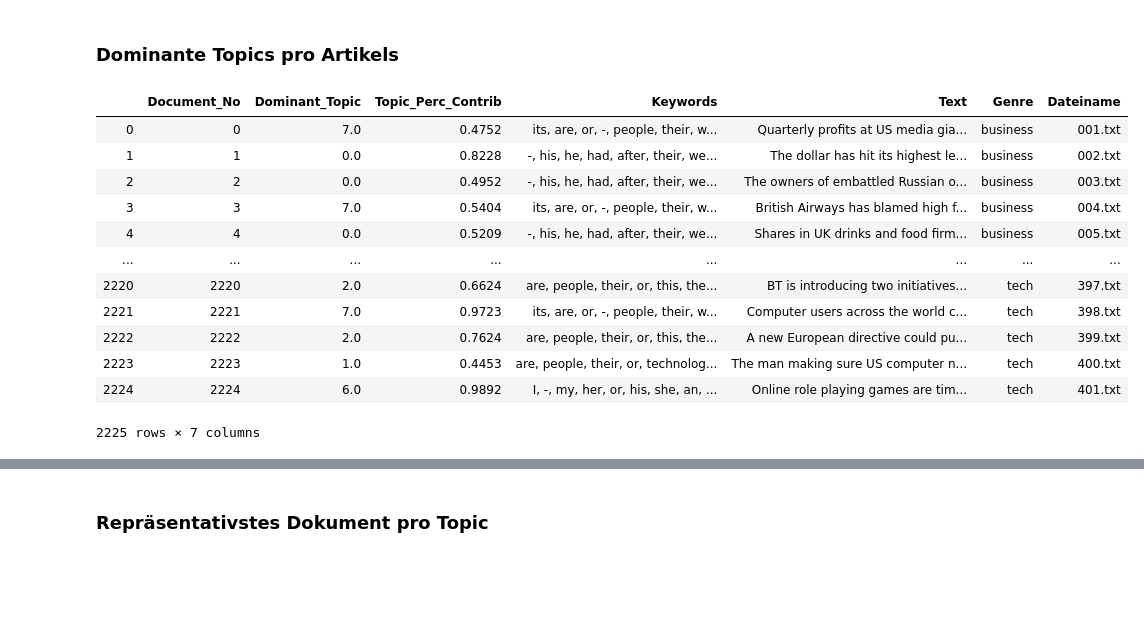
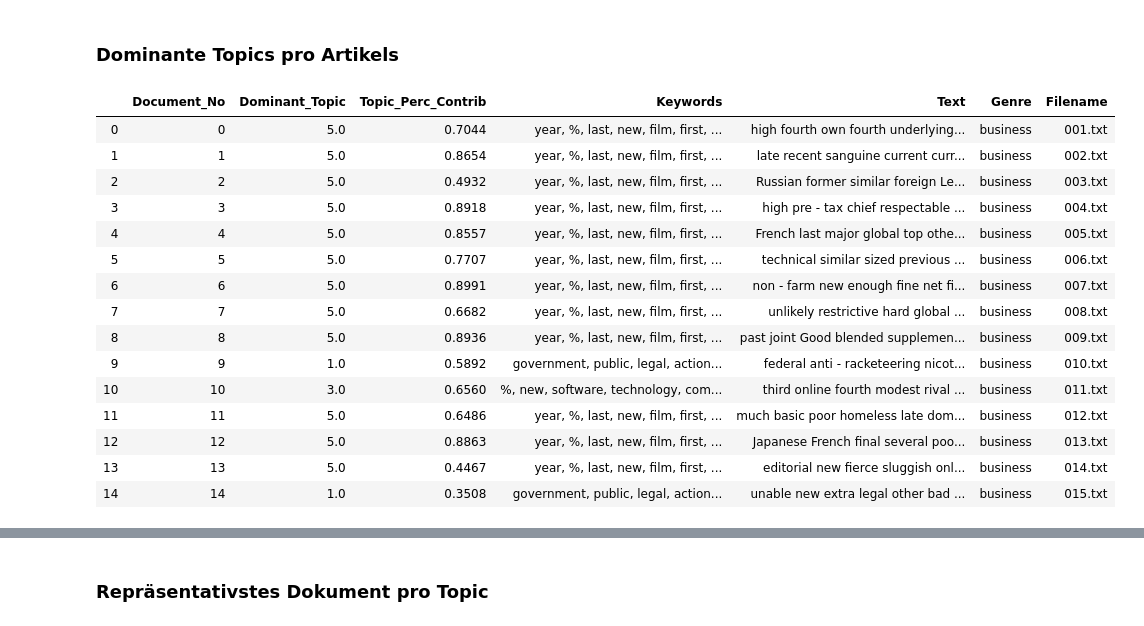
Before and after one commit to tig1795/BBC_News_cluster, a Jupyter notebook: Notebooks/6_Topic Modeling/Topic_Modeling2.ipynb, the cells around one changed output, grey strips where cells are left out. Drawn from its saved outputs; the diff is of its cells as text; code cells hidden in the pictures; blank space fills up the shorter version.

```diff
--- a/Notebooks/6_Topic Modeling/Topic_Modeling2.ipynb
+++ b/Notebooks/6_Topic Modeling/Topic_Modeling2.ipynb
@@ -32,7 +42,9 @@ df.head(1)
 # %%
-#data1 = df[df['Genre1'] == 'Jazz']
-#data2 = df[df['Genre1'] == 'Hip Hop']
-#data3 = df[df['Genre1'] == 'Electronic']
-#data4 = df[df['Genre1'] == 'Folk, World, & Country']
-#genres = pd.concat([data1, data2, data3, data4], axis=0)
+data1 = df[df['category'] == 'business']
+data2 = df[df['category'] == 'entertainment']
+data3 = df[df['category'] == 'tech']
+data4 = df[df['category'] == 'politics']
+data5 = df[df['category'] == 'sport']
+genres = pd.concat([data1, data2, data3, data4, data5], axis=0)
 #genres.head(1)
+genres.shape
@@ -249,0 +315,6 @@ topic
+# %%
+bigram_text, bigram_mod, trigram_mod = bi_trigramm(df, 'POS')
+
+bigramme = [bigram_mod[doc] for doc in bigram_text]
+
+model, dictionary, corpus = build_model(bigramme)
@@ -249,0 +365,4 @@ topic
+# %%
+trigramme = [trigram_mod[bigram_mod[doc]] for doc in bigram_text]
+
+model, dictionary, corpus = build_model(trigramme)
@@ -260,49 +421,52 @@ def dominant_topics(ldamodel, corpus, texts, genre, artist):
         row = sorted(row, key=lambda x: (x[1]), reverse=True)
 
 
         for j, (topic_num, prop_topic) in enumerate(row):
             if j == 0: # => dominant topic
                 wp = ldamodel.show_topic(topic_num)
                 topic_keywords = ", ".join([word for word, prop in wp])
                 sent_topics_df = sent_topics_df.append(pd.Series([int(topic_num), round(prop_topic,4), topic_keywords]), ignore_index=True)
             else:
                 break
     sent_topics_df.columns = ['Dominant_Topic', 'Perc_Contribution', 'Topic_Keywords']
 
 
     contents = pd.Series(texts)
     genres = pd.Series(genre)
     artist = pd.Series(artist)
     sent_topics_df = pd.concat([sent_topics_df, contents, genres, artist], axis=1)
     return(sent_topics_df)
 
 
 df_topic_sents_keywords = dominant_topics(
-   ldamodel=model, corpus=corpus, texts=df.content.values, genre=df.category.values, artist=df.filename.values
+   ldamodel=model, corpus=corpus, texts=df.POS.values, genre=df.category.values, artist=df.filename.values
 )
 
 
 df_dominant_topic = df_topic_sents_keywords.reset_index()
 df_dominant_topic.columns = [
-   'Document_No', 'Dominant_Topic', 'Topic_Perc_Contrib', 'Keywords', 'Text', 'Genre', 'Dateiname'
+   'Document_No', 'Dominant_Topic', 'Topic_Perc_Contrib', 'Keywords', 'Text', 'Genre', 'Filename'
 ]
 
 
-df_dominant_topic
+df_dominant_topic.head(15)
 # %% [output]
-|  | Document_No | Dominant_Topic | Topic_Perc_Contrib | Keywords | Text | Genre | Dateiname |
-| 0 | 0 | 7.0 | 0.4752 | its, are, or, -, people, their, w... | Quarterly profits at US media gia... | business | 001.txt |
-| 1 | 1 | 0.0 | 0.8228 | -, his, he, had, after, their, we... | The dollar has hit its highest le... | business | 002.txt |
-| 2 | 2 | 0.0 | 0.4952 | -, his, he, had, after, their, we... | The owners of embattled Russian o... | business | 003.txt |
-| 3 | 3 | 7.0 | 0.5404 | its, are, or, -, people, their, w... | British Airways has blamed high f... | business | 004.txt |
-| 4 | 4 | 0.0 | 0.5209 | -, his, he, had, after, their, we... | Shares in UK drinks and food firm... | business | 005.txt |
-| ... | ... | ... | ... | ... | ... | ... | ... |
-| 2220 | 2220 | 2.0 | 0.6624 | are, people, their, or, this, the... | BT is introducing two initiatives... | tech | 397.txt |
-| 2221 | 2221 | 7.0 | 0.9723 | its, are, or, -, people, their, w... | Computer users across the world c... | tech | 398.txt |
-| 2222 | 2222 | 2.0 | 0.7624 | are, people, their, or, this, the... | A new European directive could pu... | tech | 399.txt |
-| 2223 | 2223 | 1.0 | 0.4453 | are, people, their, or, technolog... | The man making sure US computer n... | tech | 400.txt |
-| 2224 | 2224 | 6.0 | 0.9892 | I, -, my, her, or, his, she, an, ... | Online role playing games are tim... | tech | 401.txt |
+|  | Document_No | Dominant_Topic | Topic_Perc_Contrib | Keywords | Text | Genre | Filename |
+| 0 | 0 | 5.0 | 0.7044 | year, %, last, new, film, first, ... | high fourth own fourth underlying... | business | 001.txt |
+| 1 | 1 | 5.0 | 0.8654 | year, %, last, new, film, first, ... | late recent sanguine current curr... | business | 002.txt |
+| 2 | 2 | 5.0 | 0.4932 | year, %, last, new, film, first, ... | Russian former similar foreign Le... | business | 003.txt |
+| 3 | 3 | 5.0 | 0.8918 | year, %, last, new, film, first, ... | high pre - tax chief respectable ... | business | 004.txt |
+| 4 | 4 | 5.0 | 0.8557 | year, %, last, new, film, first, ... | French last major global top othe... | business | 005.txt |
+| 5 | 5 | 5.0 | 0.7707 | year, %, last, new, film, first, ... | technical similar sized previous ... | business | 006.txt |
+| 6 | 6 | 5.0 | 0.8991 | year, %, last, new, film, first, ... | non - farm new enough fine net fi... | business | 007.txt |
+| 7 | 7 | 5.0 | 0.6682 | year, %, last, new, film, first, ... | unlikely restrictive hard global ... | business | 008.txt |
+| 8 | 8 | 5.0 | 0.8936 | year, %, last, new, film, first, ... | past joint Good blended supplemen... | business | 009.txt |
+| 9 | 9 | 1.0 | 0.5892 | government, public, legal, action... | federal anti - racketeering nicot... | business | 010.txt |
+| 10 | 10 | 3.0 | 0.6560 | %, new, software, technology, com... | third online fourth modest rival ... | business | 011.txt |
+| 11 | 11 | 5.0 | 0.6486 | year, %, last, new, film, first, ... | much basic poor homeless late dom... | business | 012.txt |
+| 12 | 12 | 5.0 | 0.8863 | year, %, last, new, film, first, ... | Japanese French final several poo... | business | 013.txt |
+| 13 | 13 | 5.0 | 0.4467 | year, %, last, new, film, first, ... | editorial new fierce sluggish onl... | business | 014.txt |
+| 14 | 14 | 1.0 | 0.3508 | government, public, legal, action... | unable new extra legal other bad ... | business | 015.txt |
-2225 rows × 7 columns
 # %%
 from collections import Counter
 import numpy as np
```
Also changed, not shown: parts of 29 cells of this notebook, 10 other files.
